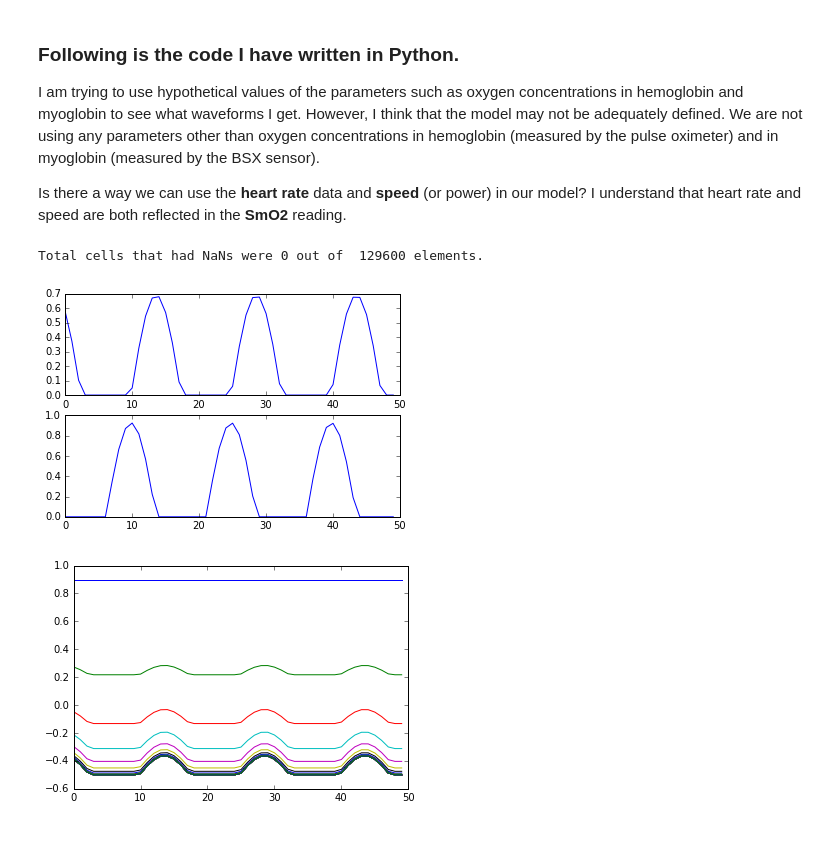
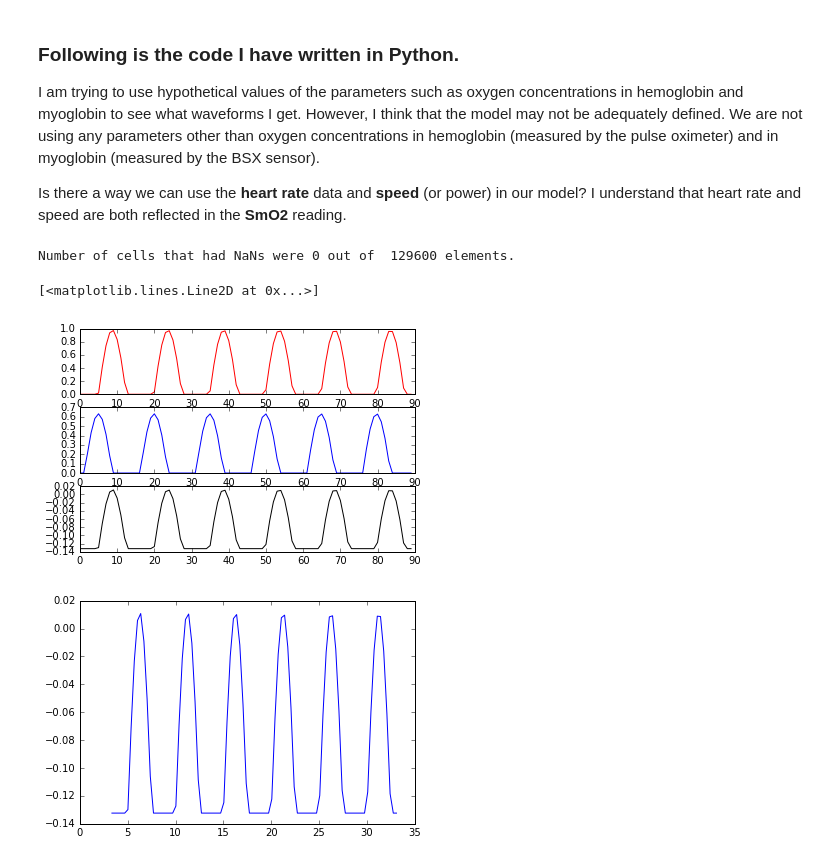
Before and after one commit to ahijitg/ltp, a Jupyter notebook: Lactate_Modeling.ipynb, the cells around one changed output. Drawn from its saved outputs; the diff is of its cells as text; code cells hidden in the pictures.

```diff
--- a/Lactate_Modeling.ipynb
+++ b/Lactate_Modeling.ipynb
@@ -106,43 +69,47 @@ def signal_clipper (signal):
         if (signal[i]<=0):
             signal[i] = 0
         else:
             signal[i] = signal[i]
     return signal
 
 M_Hb= 10  # mg/dl - an arbitrary value
 M_O2Hb= signal_clipper(random.random()*sin(wt)) # random signal
 M_Myo = 2 # mg/dl - an arbitrary value
 M_O2Myo = signal_clipper(random.random()*cos(wt)) # random signal
 D = 4 #signal_clipper(random.random()*cos(wt)) # random signal
 fo = 1 # A random constant value for out-flux.
 
 # Following is the actual differential equation.
 def o2transport (M_O2Myo,t):
     dmo2dt = -D*(M_O2Myo/M_Myo) + D*(M_O2Hb/M_Hb) - fo
     return dmo2dt
 
 zinit = [0.9]*len(M_O2Hb) # Initial condition.
 z = integrate.odeint(o2transport,zinit,t)  # Actual ODE Solver
 print "Number of cells that had NaNs were", np.isnan(z).sum(),"out of ",z.size,"elements."
 z = np.nan_to_num(z)
 
 # Plot containing subplots showing the input signals such as values of M_O2Myo, M_Myo, M_O2Hb, and M_Hb.
 plt.figure()
-
-plt.subplot (211)
-plt.plot (M_O2Hb[50:100])
-plt.subplot (212)
-plt.plot (M_O2Myo[50:100])
+a=10
+b=100
+plt.subplot (311)
+plt.plot (M_O2Hb[a:b],'r' )
+plt.subplot (312)
+plt.plot (M_O2Myo[a:b],'b')
+plt.subplot (313)
+plt.plot (z[2,a:b],'k')
 
 # Plot of a small portion of the output signal M_O2-Myo. This should look like the waveform
 # we get from the BSX sensor.
+# plt.figure()
+# for i in range (0,freq,1):
+#     plt.plot(z[i,a:b])
+
 plt.figure()
-for i in range (0,freq,1):
-    plt.plot(z[i,50:100])
-
-# plt.figure()
-# plt.plot (t,z[20])
+plt.plot (t[a:b],z[2,a:b])
 # %% [output]
-Total cells that had NaNs were 0 out of  129600 elements.
+Number of cells that had NaNs were 0 out of  129600 elements.
+[<matplotlib.lines.Line2D at 0x...>]
-[figure, old version]
+[figure, new version]
-[figure, old version]
+[figure, new version]
```
Also changed, not shown: parts of 10 cells of this notebook.
